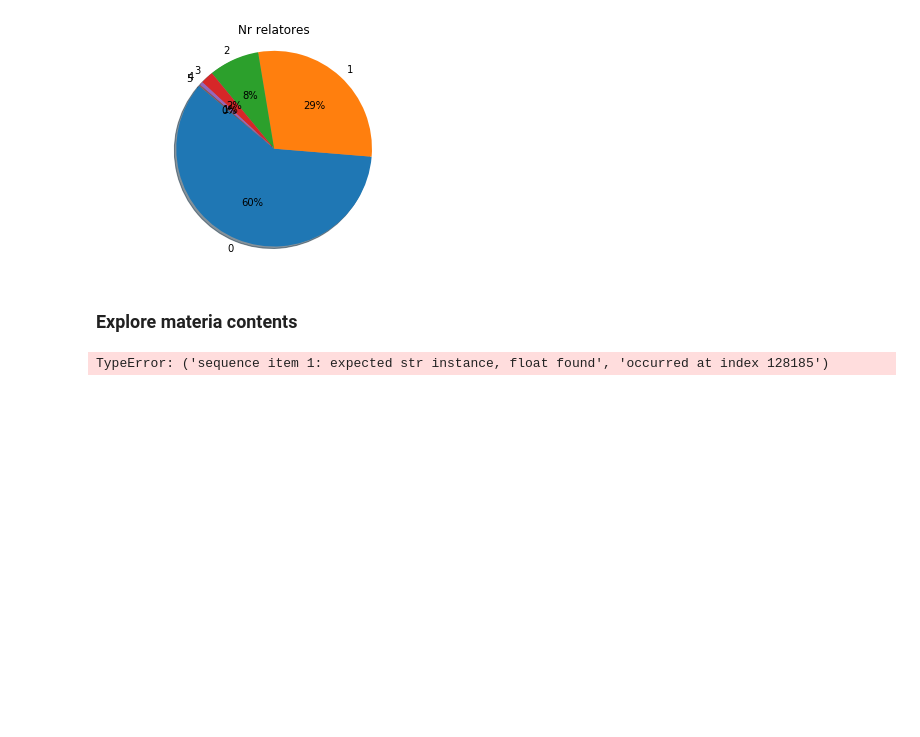
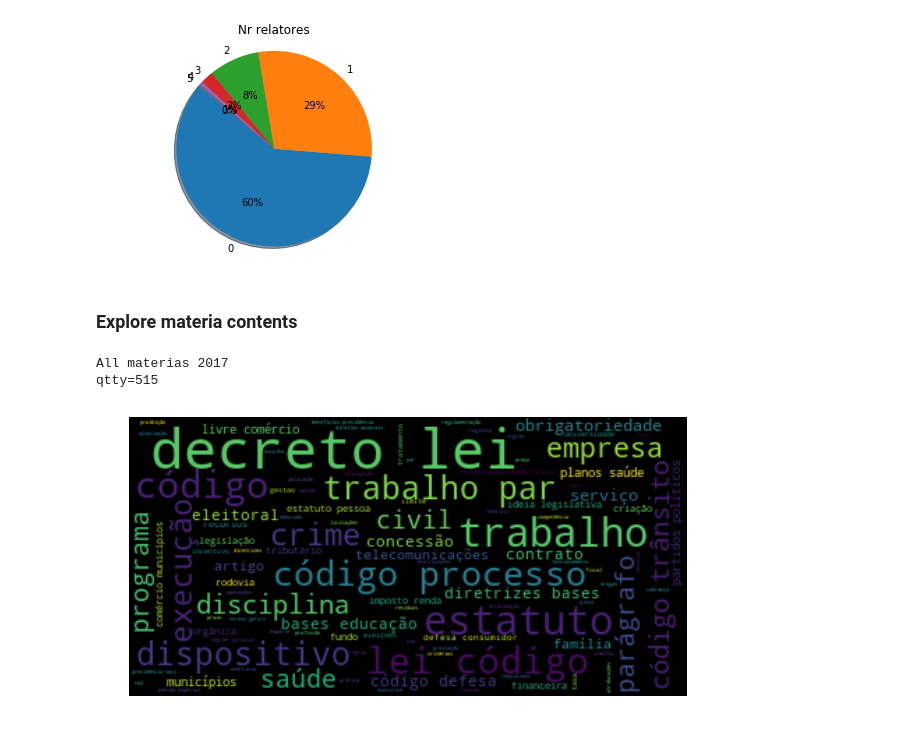
Before and after one commit to flaviostutz/senate-data, a Jupyter notebook: notebooks/16-explore-materias.ipynb, the cells around one changed output. Cells and saved outputs as stored; diff of their text form; code cells hidden in the pictures; blank space fills up the shorter version.

```diff
--- a/notebooks/16-explore-materias.ipynb
+++ b/notebooks/16-explore-materias.ipynb
@@ -108,17 +108,19 @@ def plot_wordcloud(document_contents):
 # %%
 from modules.nlputils import StemFilterTokenizeProcessor
 
 materias_df = pd.read_csv('output/materias/senate-materias-2017.csv', index_col='CodigoMateria')
-materias_df['conteudo'] = materias_df[['EmentaMateria', 'ExplicacaoEmentaMateria']].apply(lambda x: ''.join(x), axis=1)
-materias = speeches_df[['conteudo']]
+materias_df['conteudo'] = materias_df[['EmentaMateria', 'ExplicacaoEmentaMateria']].apply(lambda x: ''.join(str(x)), axis=1)
+materias = materias_df[['conteudo']]
 materias = [s[0] for s in materias.values[:]]
 print('All materias 2017')
 print('qtty=' + str(len(materias)))
 
 stopwords = set([line.strip() for line in open('stopwords.txt', 'r', encoding='utf-8')])
 proc = StemFilterTokenizeProcessor(stopwords, min_size=3, filter_regex='[a-z]', stem_language='portuguese', stem_complete=True, only_nouns=True)
-tokens = proc.tokenize_documents(speeches)
+tokens = proc.tokenize_documents(materias)
 
 plot_wordcloud(tokens)
 # %% [output]
-TypeError: ('sequence item 1: expected str instance, float found', 'occurred at index 128185')
+All materias 2017
+qtty=515
+[figure, added]
```
Also changed, not shown: parts of 3 cells of this notebook, 3 other files.
